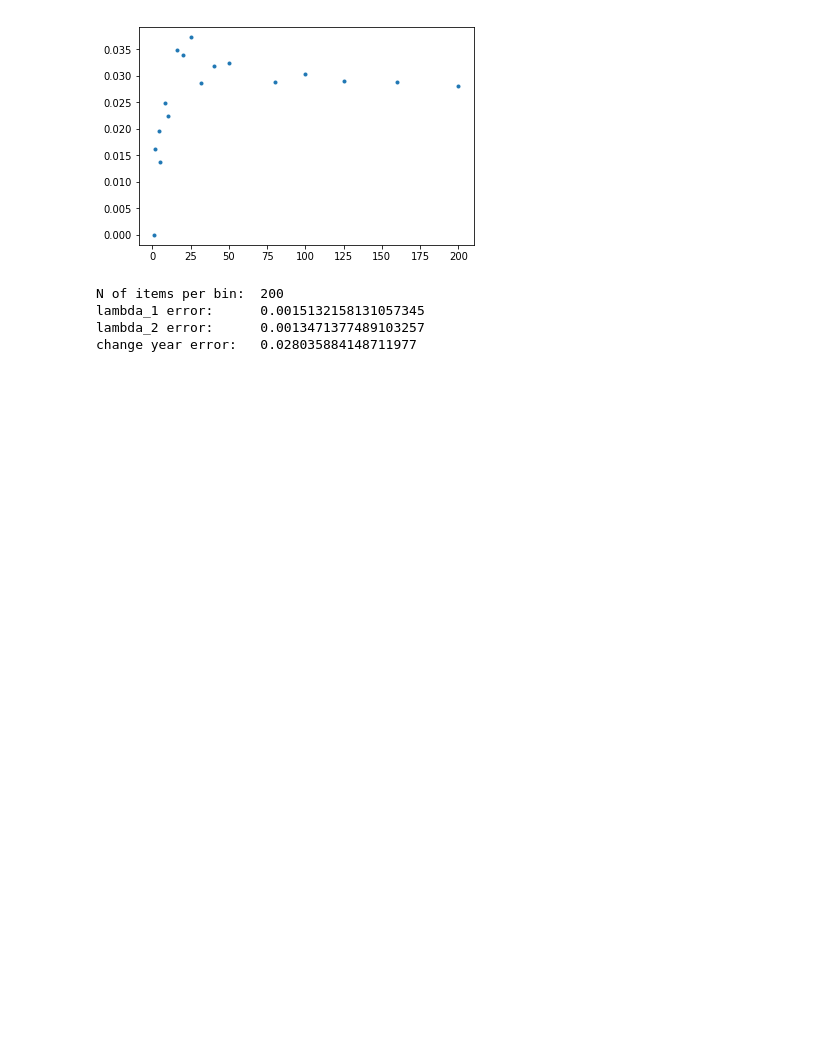
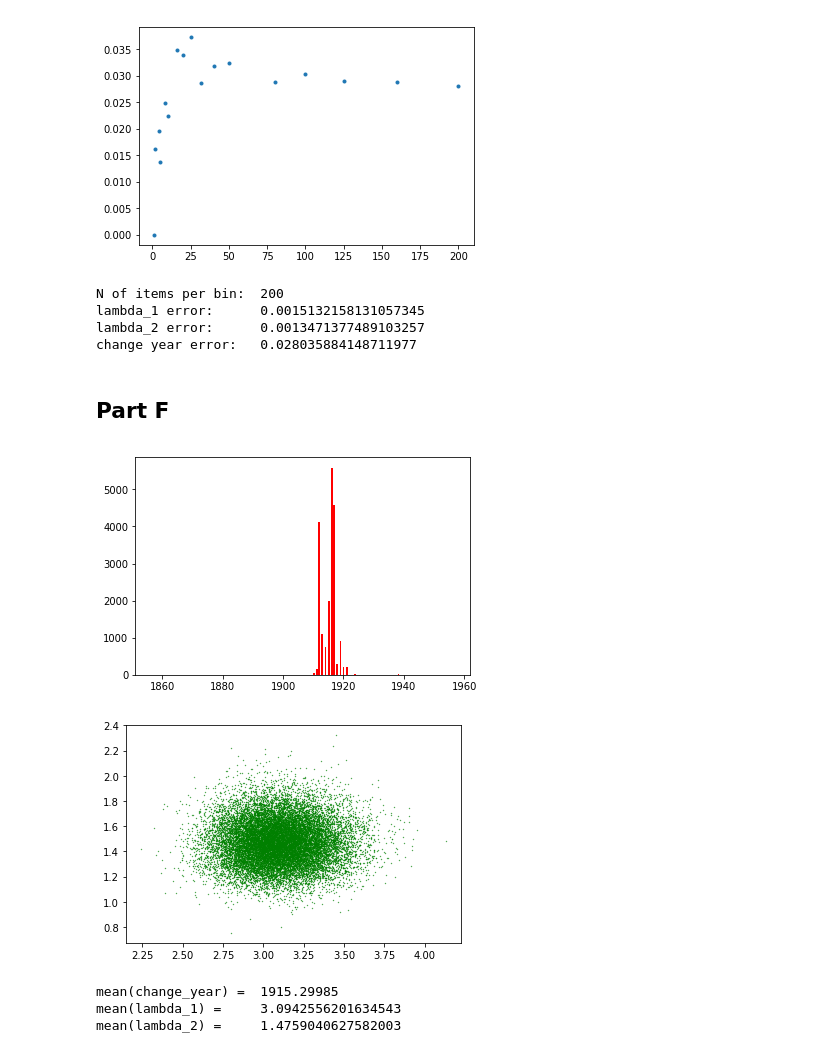
Before and after one commit to ADLeonelli/phys139-final, a Jupyter notebook: phys139_final/phys139_final.ipynb, the cells around one changed output. Cells and saved outputs as stored; diff of their text form; code cells hidden in the pictures; blank space fills up the shorter version.

Commit message:
Implements Metropolis algorithm.

```diff
--- a/phys139_final/phys139_final.ipynb
+++ b/phys139_final/phys139_final.ipynb
@@ -202,3 +244,24 @@ N of items per bin:  200
 lambda_1 error:      0.0015132158131057345
 lambda_2 error:      0.0013471377489103257
 change year error:   0.028035884148711977
+# %% [markdown]
+## Part F
+# %%
+metro_l1, metro_l2, metro_change_year = metropolis(int(2e4), data)
+# %%
+plt.hist(metro_change_year, 100, color='red', label='$n_0$')
+plt.xlim(1851, 1962)
+plt.show()
+plt.scatter(metro_l1, metro_l2, color='green', s=0.1)
+plt.show()
+# %% [output]
+[figure, added]
+[figure, added]
+# %%
+print('mean(change_year) = ', np.mean(metro_change_year))
+print('mean(lambda_1) =    ', np.mean(metro_l1))
+print('mean(lambda_2) =    ', np.mean(metro_l2))
+# %% [output]
+mean(change_year) =  1915.29985
+mean(lambda_1) =     3.0942556201634543
+mean(lambda_2) =     1.4759040627582003
```
Also changed, not shown: parts of 7 cells of this notebook.
